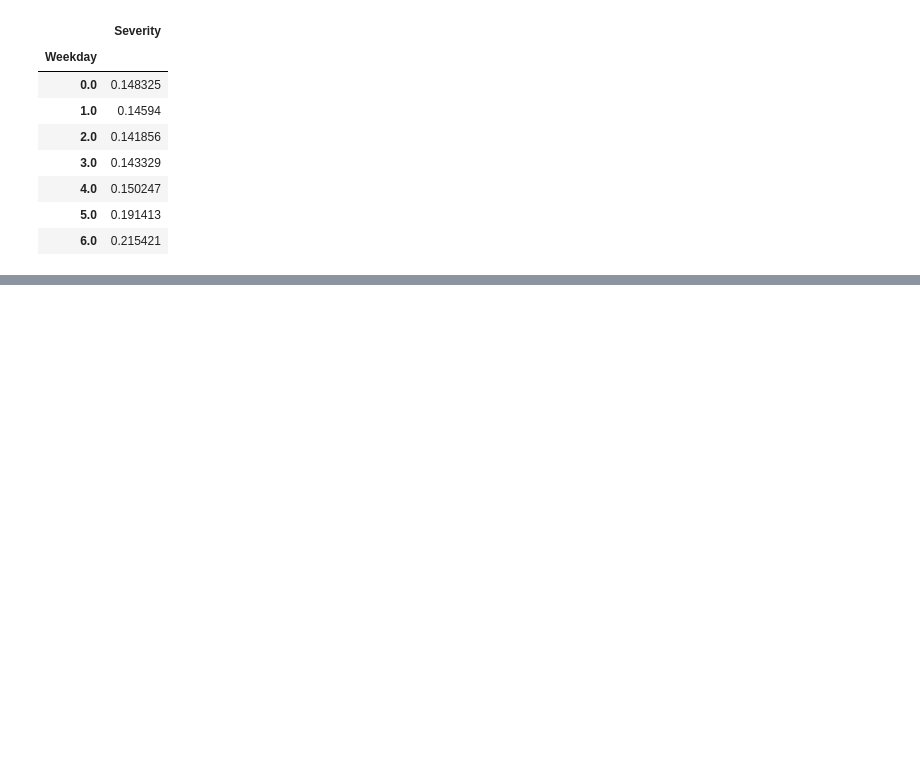
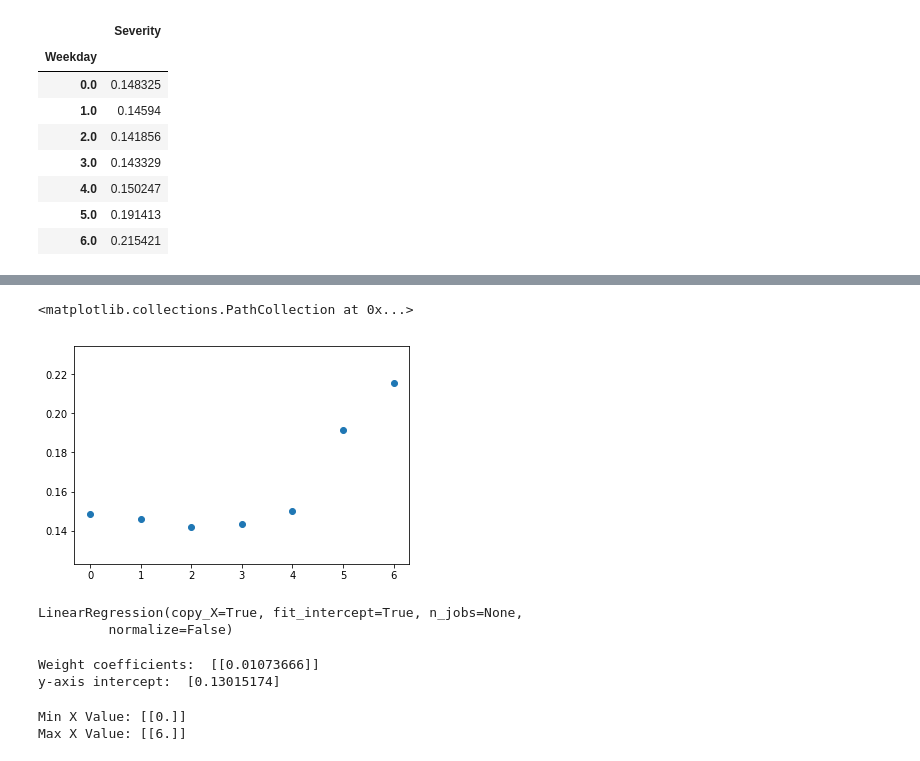
Before and after one commit to ppainuly/Houston-Five-o, a Jupyter notebook: Notebooks/crimeColors.ipynb, the cells around one changed output, grey strips where cells are left out. Drawn from its saved outputs; the diff is of its cells as text; code cells hidden in the pictures; blank space fills up the shorter version.

```diff
--- a/Notebooks/crimeColors.ipynb
+++ b/Notebooks/crimeColors.ipynb
@@ -84,0 +178,8 @@ weekday_df.style.background_gradient(cmap='RdYlGn_r',low=L, high=H)
+# %%
+month = weekday_df.reset_index()
+# %%
+X = month.Weekday.values.reshape(-1, 1)
+y = month.Severity.values.reshape(-1, 1)
+
+print("Shape: ", X.shape, y.shape)
+X
@@ -84,0 +195,5 @@ weekday_df.style.background_gradient(cmap='RdYlGn_r',low=L, high=H)
+# %%
+plt.scatter(X, y)
+# %% [output]
+<matplotlib.collections.PathCollection at 0x...>
+[figure, added]
@@ -84,0 +206,23 @@ weekday_df.style.background_gradient(cmap='RdYlGn_r',low=L, high=H)
+# %%
+model.fit(X, y)
+# %% [output]
+LinearRegression(copy_X=True, fit_intercept=True, n_jobs=None,
+         normalize=False)
+# %%
+# Print the coefficient and the intercept for the model
+
+### BEGIN SOLUTION
+print('Weight coefficients: ', model.coef_)
+print('y-axis intercept: ', model.intercept_)
+### END SOLUTION
+# %% [output]
+Weight coefficients:  [[0.01073666]]
+y-axis intercept:  [0.13015174]
+# %%
+x_min = np.array([[X.min()]])
+x_max = np.array([[X.max()]])
+print(f"Min X Value: {x_min}")
+print(f"Max X Value: {x_max}")
+# %% [output]
+Min X Value: [[0.]]
+Max X Value: [[6.]]
```
Also changed, not shown: parts of 26 cells of this notebook, 1 other file.
